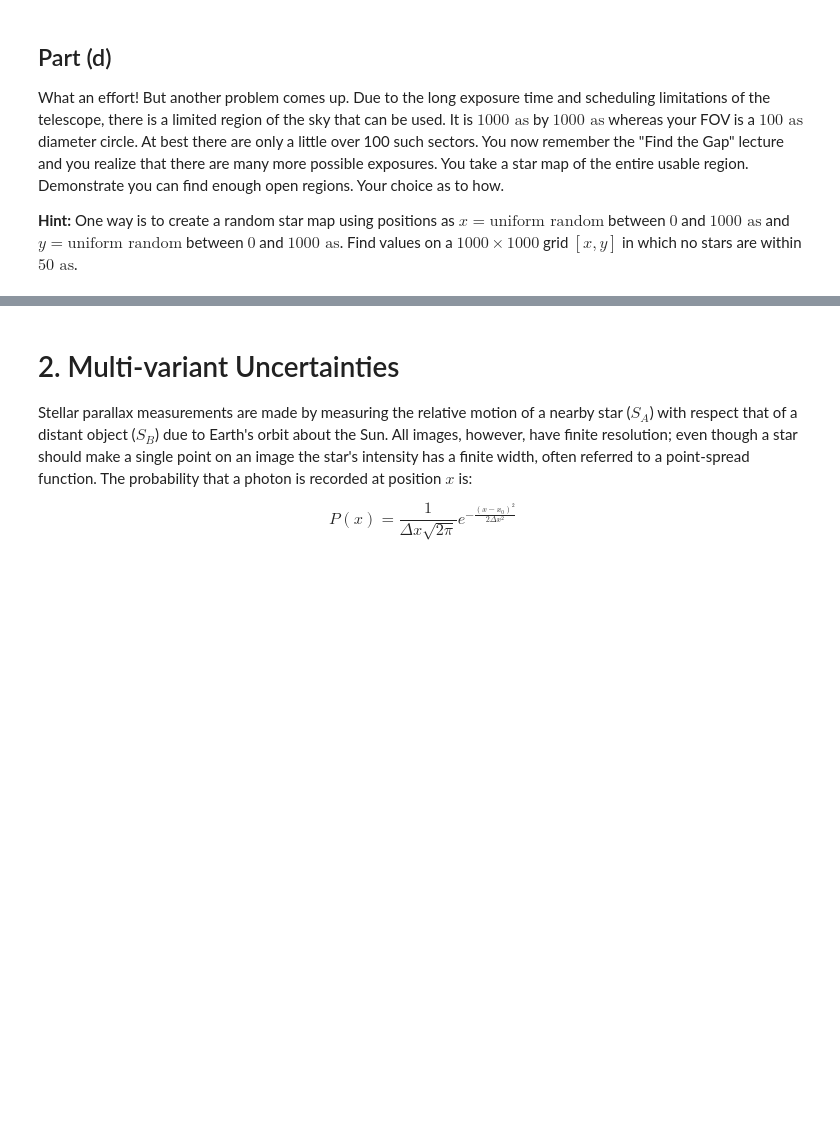
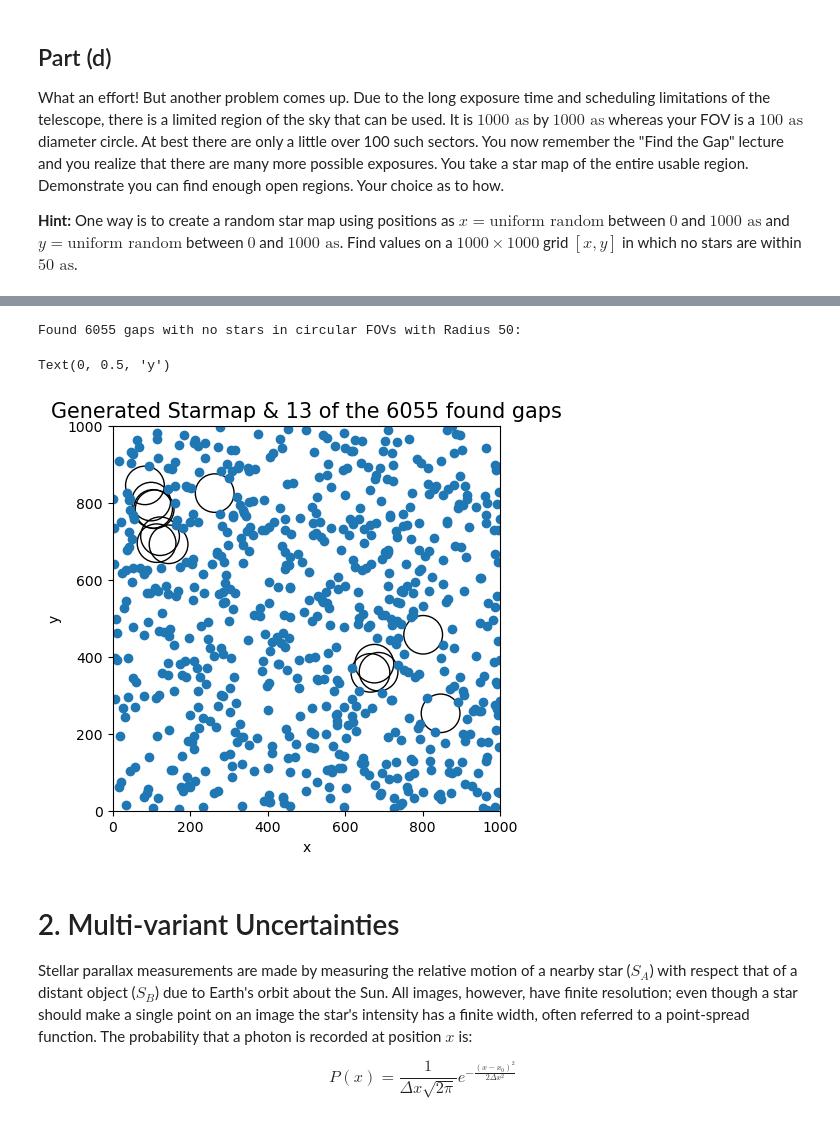
Before and after one commit to Rokkaan5/Code-Reference-Notebook, a Jupyter notebook: CU-Boulder/AstroPhys/HW/hw3/hw3.ipynb, the cells around one changed output, grey strips where cells are left out. Cells and saved outputs as stored; diff of their text form; code cells hidden in the pictures; blank space fills up the shorter version.

Commit message:
add code for "Find the Gap" Q1 part d

```diff
--- a/CU-Boulder/AstroPhys/HW/hw3/hw3.ipynb
+++ b/CU-Boulder/AstroPhys/HW/hw3/hw3.ipynb
@@ -63,3 +79,33 @@ plt.plot(x_array,y_array,'o')
+# %%
+%%time
+# find gaps with circular fields of view
+circ_centers = []
+R = 50                          # radius of FOV
+for cx in range(R,x_FOV-R+1):
+    for cy in range(R,y_FOV-R+1):
+        criteria = (x_array-cx)**2 + (y_array - cy)**2
+        if all(criteria > R**2):
+            circ_centers.append((cx,cy))
+
+print("Found {} gaps with no stars in circular FOVs with Radius {}:".format(len(circ_centers),R))
+# %% [output]
+Found 6055 gaps with no stars in circular FOVs with Radius 50:
+# %%
+fig, ax = plt.subplots(figsize=(5,5))
+
+ax.plot(x_array,y_array,'o')
+cnt = 0
+for i in range(0,len(circ_centers),500):
+    ax.add_patch(plt.Circle(circ_centers[i],radius = R,fill=False))
+    cnt += 1
+plt.title("Generated Starmap & {} of the {} found gaps".format(cnt,len(circ_centers)),fontsize=15)
+plt.xlim(0,x_FOV)
+plt.xlabel("x")
+plt.ylim(0,y_FOV)
+plt.ylabel("y")
+# %% [output]
+Text(0, 0.5, 'y')
+[figure, added]
 # %% [markdown]
 # 2. Multi-variant Uncertainties
 Stellar parallax measurements are made by measuring the relative motion of a nearby star ($S_A$) with respect that of a distant object ($S_B$) due to Earth's orbit about the Sun. All images, however, have finite resolution; even though a star should make a single point on an image the star's intensity has a finite width, often referred to a point-spread function. The probability that a photon is recorded at position $x$ is:
```
Also changed, not shown: parts of 2 cells of this notebook, 4 other files.
